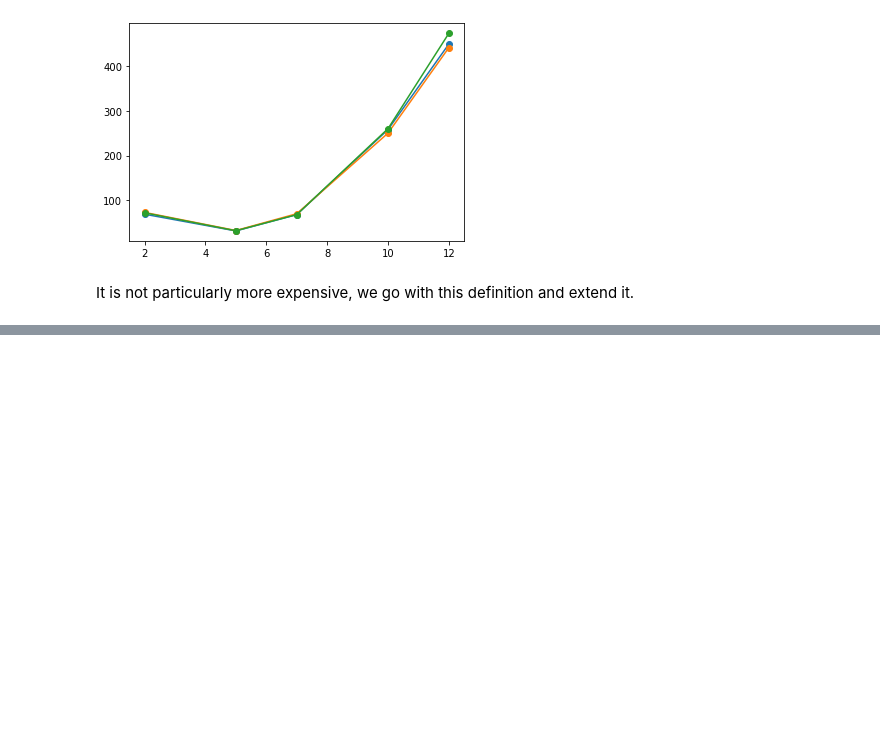
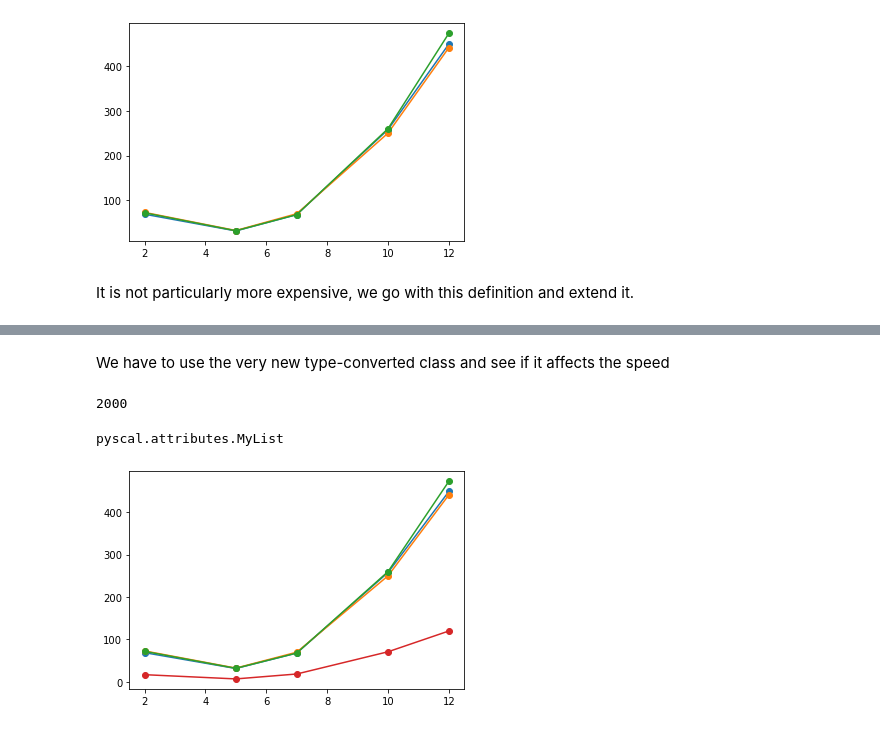
Before and after one commit to pyscal/pyscal, a Jupyter notebook: new_features.ipynb, the cells around one changed output, grey strips where cells are left out. Cells and saved outputs as stored; diff of their text form; code cells hidden in the pictures; blank space fills up the shorter version.

Commit message:
update attribute setting methods

```diff
--- a/new_features.ipynb
+++ b/new_features.ipynb
@@ -550,0 +167,11 @@ sdb
+# %% [markdown]
+We have to use the very new type-converted class and see if it affects the speed
+# %%
+rep = 10
+atoms, box = pcs.make_crystal(structure="bcc", lattice_constant=3.147, repetitions=(rep,rep,rep))
+sys = System()
+sys.box = box
+sys.atoms = atoms
+atoms.natoms
+# %% [output]
+2000
@@ -550,0 +180,13 @@ sdb
+# %%
+type(sys.atoms["positions"])
+# %% [output]
+pyscal.attributes.MyList
+# %%
+at_class_v3 = [1.6, 6.21, 17.6]
+# %%
+plt.plot(repetitions, at_dict, "-o");
+plt.plot(repetitions, at_class, "-o");
+plt.plot(repetitions, at_class_v2, "-o");
+plt.plot(repetitions, at_class_v3, "-o");
+# %% [output]
+[figure, added]
```
Also changed, not shown: parts of 14 cells of this notebook, 9 other files.
